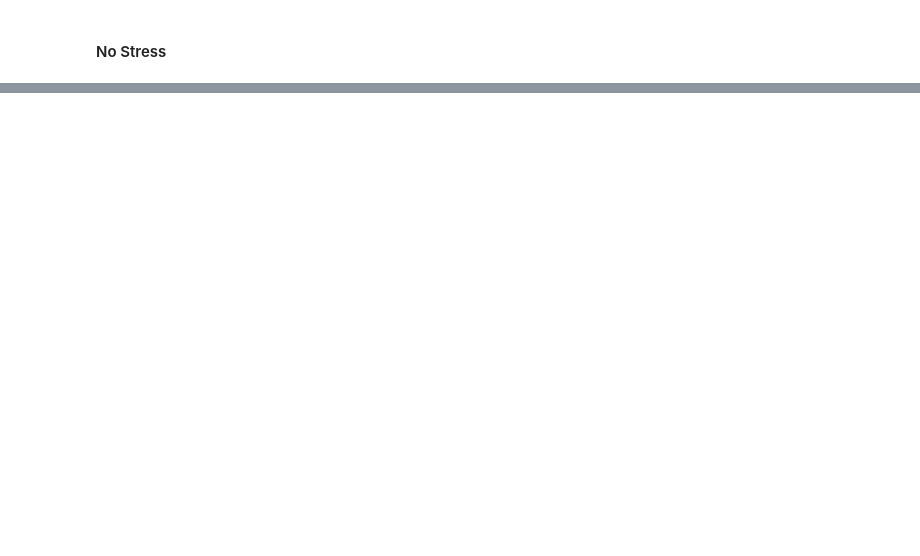
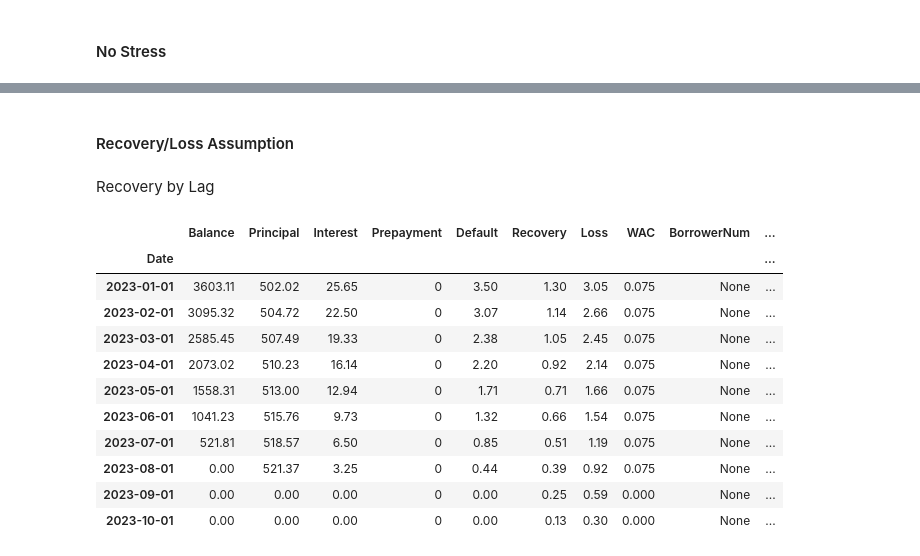
Before and after one commit to yellowbean/AbsBox, a Jupyter notebook: docs/source/nbsample/single_mortgage.ipynb, the cells around one changed output, grey strips where cells are left out. Saved outputs shown, nothing was run; the diff lists cells and outputs as text; code cells hidden in the pictures; blank space fills up the shorter version.

```diff
--- a/docs/source/nbsample/single_mortgage.ipynb
+++ b/docs/source/nbsample/single_mortgage.ipynb
@@ -3,5 +3,5 @@
 # %%
 from absbox import API,EnginePath
 
-localAPI = API(EnginePath.DEV,lang='english',check=False)
+localAPI = API(EnginePath.LOCAL,lang='english',check=False)
 # %% [output]
@@ -51,0 +144,27 @@ list(r[0].to_records())
+# %% [markdown]
+#### Recovery/Loss Assumption
+# %% [markdown]
+Recovery by Lag
+# %%
+r = localAPI.runAsset("2020-01-02"
+                     ,[m]
+                     ,poolAssump=("Pool"
+                                    ,("Mortgage", {"CDR":0.01}, None, {"Rate":0.3,"Lag":2}, None)
+                                    ,None
+                                    ,None)
+                     ,read=True)
+
+r[0].tail(10)
+# %% [output]
+|  | Balance | Principal | Interest | Prepayment | Default | Recovery | Loss | WAC | BorrowerNum | ... |
+| Date |  |  |  |  |  |  |  |  |  | ... |
+| 2023-01-01 | 3603.11 | 502.02 | 25.65 | 0 | 3.50 | 1.30 | 3.05 | 0.075 | None | ... |
+| 2023-02-01 | 3095.32 | 504.72 | 22.50 | 0 | 3.07 | 1.14 | 2.66 | 0.075 | None | ... |
+| 2023-03-01 | 2585.45 | 507.49 | 19.33 | 0 | 2.38 | 1.05 | 2.45 | 0.075 | None | ... |
+| 2023-04-01 | 2073.02 | 510.23 | 16.14 | 0 | 2.20 | 0.92 | 2.14 | 0.075 | None | ... |
+| 2023-05-01 | 1558.31 | 513.00 | 12.94 | 0 | 1.71 | 0.71 | 1.66 | 0.075 | None | ... |
+| 2023-06-01 | 1041.23 | 515.76 | 9.73 | 0 | 1.32 | 0.66 | 1.54 | 0.075 | None | ... |
+| 2023-07-01 | 521.81 | 518.57 | 6.50 | 0 | 0.85 | 0.51 | 1.19 | 0.075 | None | ... |
+| 2023-08-01 | 0.00 | 521.37 | 3.25 | 0 | 0.44 | 0.39 | 0.92 | 0.075 | None | ... |
+| 2023-09-01 | 0.00 | 0.00 | 0.00 | 0 | 0.00 | 0.25 | 0.59 | 0.000 | None | ... |
+| 2023-10-01 | 0.00 | 0.00 | 0.00 | 0 | 0.00 | 0.13 | 0.30 | 0.000 | None | ... |
```
Also changed, not shown: parts of 15 cells of this notebook, 9 other files.
